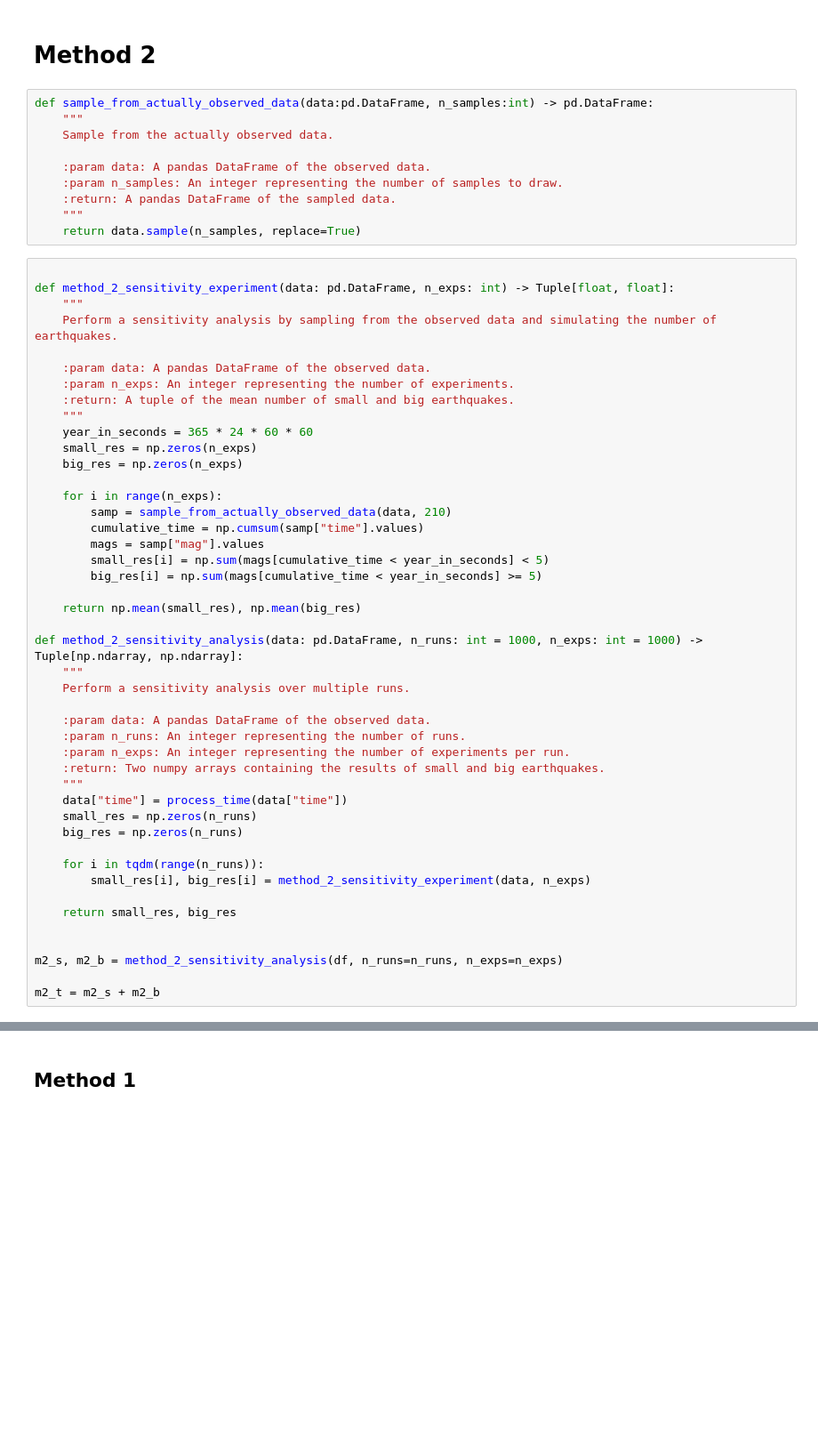
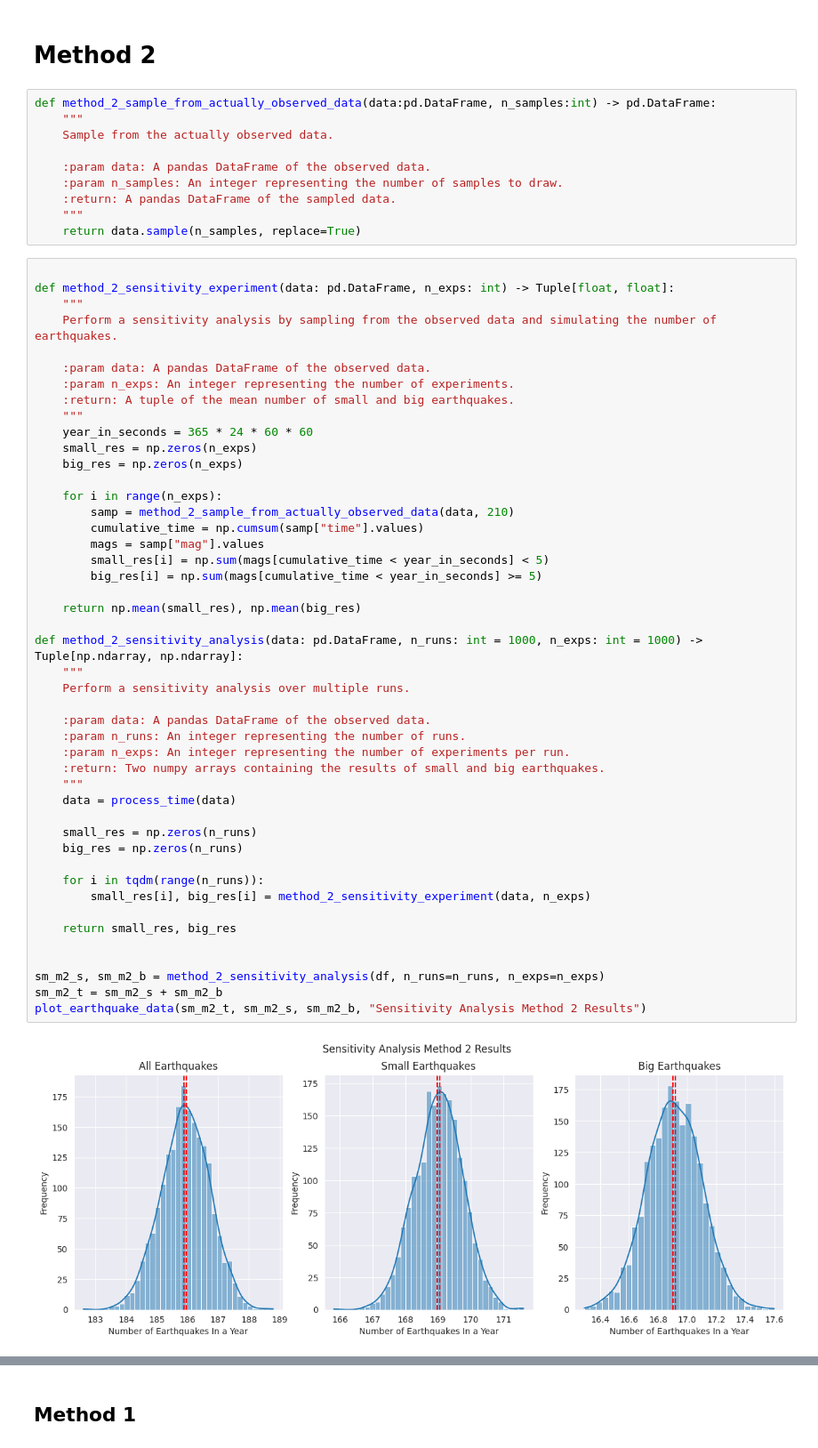
Before and after one commit to stilxam/mm, a Jupyter notebook: hypothesis_testing.ipynb, the cells around one changed output, grey strips where cells are left out. Shown at 89% size. Drawn from its saved outputs; the diff is of its cells as text; blank space fills up the shorter version.

Commit message:
it actually works fr fr on god

```diff
--- a/hypothesis_testing.ipynb
+++ b/hypothesis_testing.ipynb
@@ -740,7 +533,7 @@ pprint(calculate_summary(b))
 # %% [markdown]
 # Method 2
 # %%
-def sample_from_actually_observed_data(data:pd.DataFrame, n_samples:int) -> pd.DataFrame:
+def method_2_sample_from_actually_observed_data(data:pd.DataFrame, n_samples:int) -> pd.DataFrame:
     """
     Sample from the actually observed data.
 
@@ -762,35 +555,38 @@ def method_2_sensitivity_experiment(data: pd.DataFrame, n_exps: int) -> Tuple[fl
     year_in_seconds = 365 * 24 * 60 * 60
     small_res = np.zeros(n_exps)
     big_res = np.zeros(n_exps)
 
     for i in range(n_exps):
-        samp = sample_from_actually_observed_data(data, 210)
+        samp = method_2_sample_from_actually_observed_data(data, 210)
         cumulative_time = np.cumsum(samp["time"].values)
         mags = samp["mag"].values
         small_res[i] = np.sum(mags[cumulative_time < year_in_seconds] < 5)
         big_res[i] = np.sum(mags[cumulative_time < year_in_seconds] >= 5)
 
     return np.mean(small_res), np.mean(big_res)
 
 def method_2_sensitivity_analysis(data: pd.DataFrame, n_runs: int = 1000, n_exps: int = 1000) -> Tuple[np.ndarray, np.ndarray]:
     """
     Perform a sensitivity analysis over multiple runs.
 
     :param data: A pandas DataFrame of the observed data.
     :param n_runs: An integer representing the number of runs.
     :param n_exps: An integer representing the number of experiments per run.
     :return: Two numpy arrays containing the results of small and big earthquakes.
     """
-    data["time"] = process_time(data["time"])
+    data = process_time(data)
+
     small_res = np.zeros(n_runs)
     big_res = np.zeros(n_runs)
 
     for i in tqdm(range(n_runs)):
         small_res[i], big_res[i] = method_2_sensitivity_experiment(data, n_exps)
 
     return small_res, big_res
 
 
-m2_s, m2_b = method_2_sensitivity_analysis(df, n_runs=n_runs, n_exps=n_exps)
-
-m2_t = m2_s + m2_b
+sm_m2_s, sm_m2_b = method_2_sensitivity_analysis(df, n_runs=n_runs, n_exps=n_exps)
+sm_m2_t = sm_m2_s + sm_m2_b
+plot_earthquake_data(sm_m2_t, sm_m2_s, sm_m2_b, "Sensitivity Analysis Method 2 Results")
+# %% [output]
+[figure, added]
```
Also changed, not shown: parts of 26 cells of this notebook.
